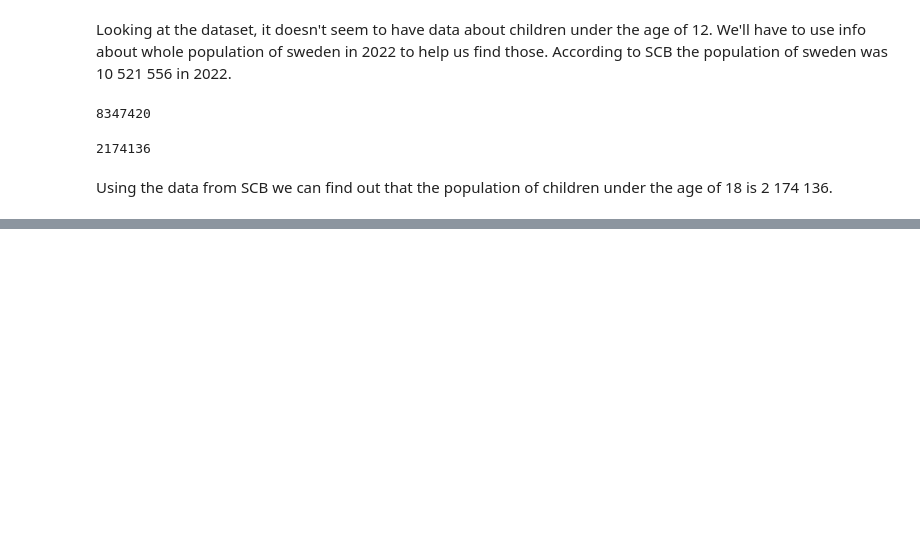
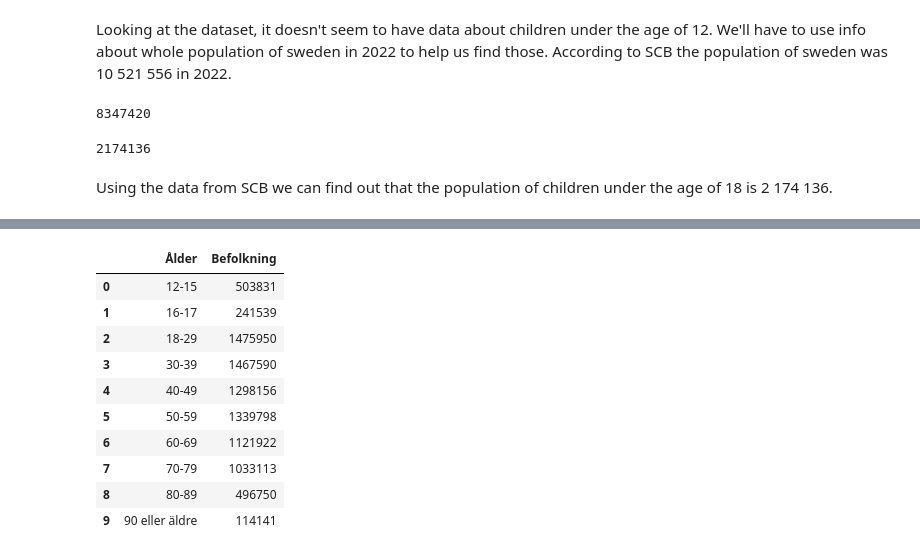
Before and after one commit to Janandersov/Databehandling-Jan-Anders-Overgard, a Jupyter notebook: Labs/Lab 1/Task 2.ipynb, the cells around one changed output, grey strips where cells are left out. Saved outputs shown, nothing was run; the diff lists cells and outputs as text; code cells hidden in the pictures; blank space fills up the shorter version.

```diff
--- a/Labs/Lab 1/Task 2.ipynb
+++ b/Labs/Lab 1/Task 2.ipynb
@@ -128,0 +161,14 @@ Using the data from SCB we can find out that the population of children under th
+# %%
+df_age_ranges_population
+# %% [output]
+|  | Ålder | Befolkning |
+| 0 | 12-15 | 503831 |
+| 1 | 16-17 | 241539 |
+| 2 | 18-29 | 1475950 |
+| 3 | 30-39 | 1467590 |
+| 4 | 40-49 | 1298156 |
+| 5 | 50-59 | 1339798 |
+| 6 | 60-69 | 1121922 |
+| 7 | 70-79 | 1033113 |
+| 8 | 80-89 | 496750 |
+| 9 | 90 eller äldre | 114141 |
```
Also changed, not shown: parts of 12 cells of this notebook, 1 other file.
